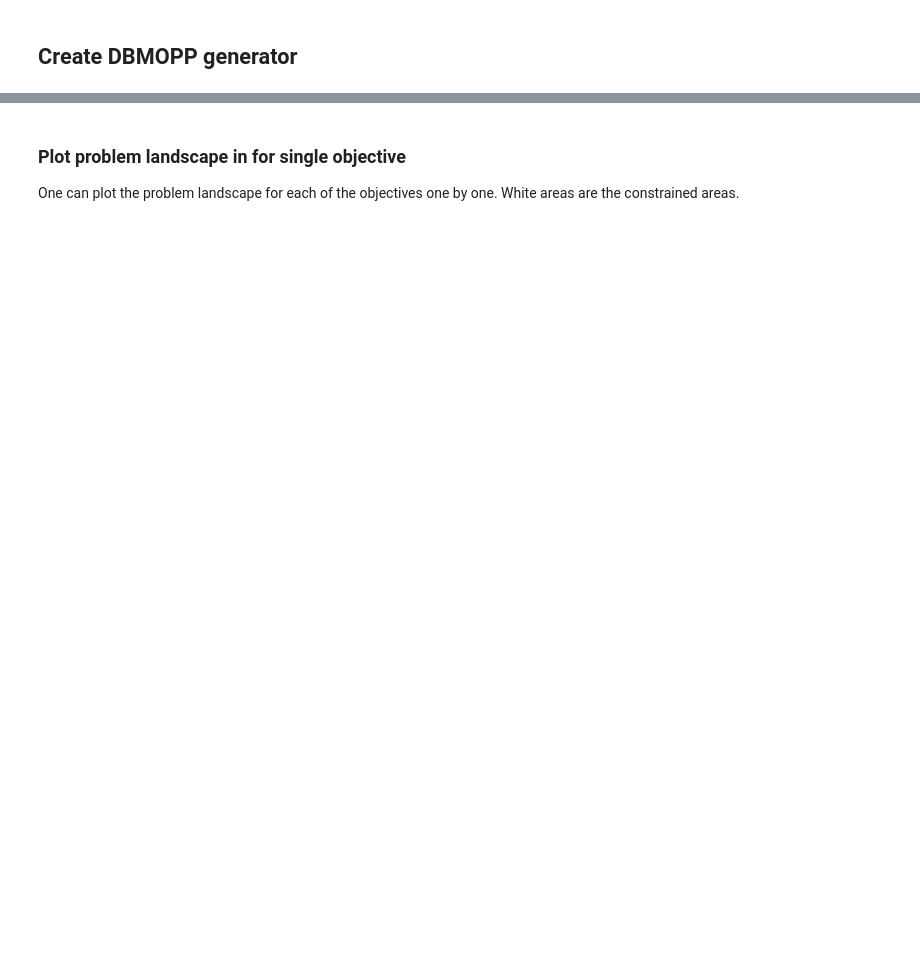
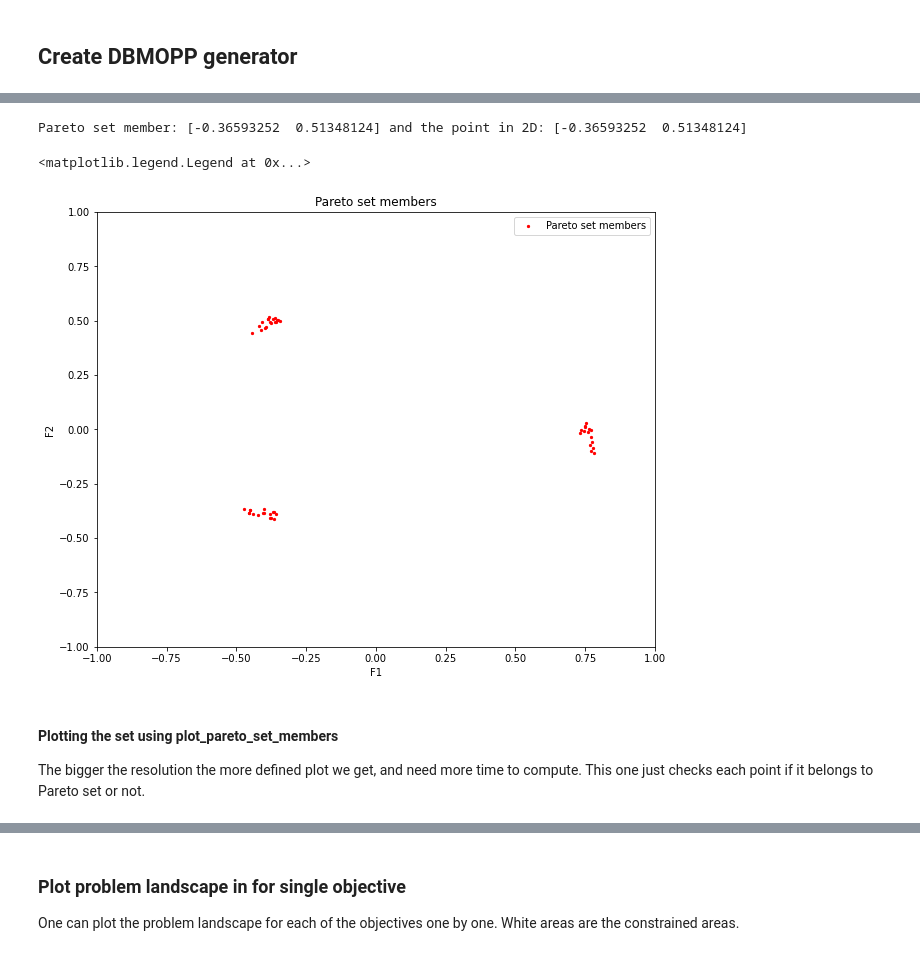
Before and after one commit to industrial-optimization-group/desdeo-problem, a Jupyter notebook: docs/notebooks/DBMOPP_tutorial.ipynb, the cells around one changed output, grey strips where cells are left out. Saved outputs shown, nothing was run; the diff lists cells and outputs as text; code cells hidden in the pictures; blank space fills up the shorter version.

```diff
--- a/docs/notebooks/DBMOPP_tutorial.ipynb
+++ b/docs/notebooks/DBMOPP_tutorial.ipynb
@@ -127,3 +128,33 @@ The bigger the resolution the more defined plot we get, and need more time to co
+# %%
+po_member, point_in_2d = simple_problem.get_Pareto_set_member()
+print(f"Pareto set member: {po_member} and the point in 2D: {point_in_2d} ")
+# %% [output]
+Pareto set member: [-0.36593252  0.51348124] and the point in 2D: [-0.36593252  0.51348124]
+# %%
+## for example getting 50 points and then plotting them in 2d
+n_of_points = 50
+po_list = np.zeros((n_of_points, simple_problem.n))
+po_points = np.zeros((n_of_points, 2))
+
+for i in range(n_of_points):
+    result = simple_problem.get_Pareto_set_member()
+    po_list[i] = result[0]
+    po_points[i] = result[1]
+
+plt.scatter(x=po_points[:,0], y=po_points[:,1], s=5, c="r", label="Pareto set members")
+plt.title(f"Pareto set members")
+plt.xlabel("F1")
+plt.xlim([-1,1])
+plt.ylim([-1,1])
+plt.ylabel("F2")
+plt.legend()
+# %% [output]
+<matplotlib.legend.Legend at 0x...>
+[figure, added]
+# %% [markdown]
+#### Plotting the set using plot_pareto_set_members
+
+The bigger the resolution the more defined plot we get, and need more time to compute. This one just checks each point if it belongs to Pareto set or not.
 # %%
 resolution = 300
 # function returns the plotted dots as a list. If list has too little members, make resolution bigger.
```
Also changed, not shown: parts of 12 cells of this notebook, 2 other files.
